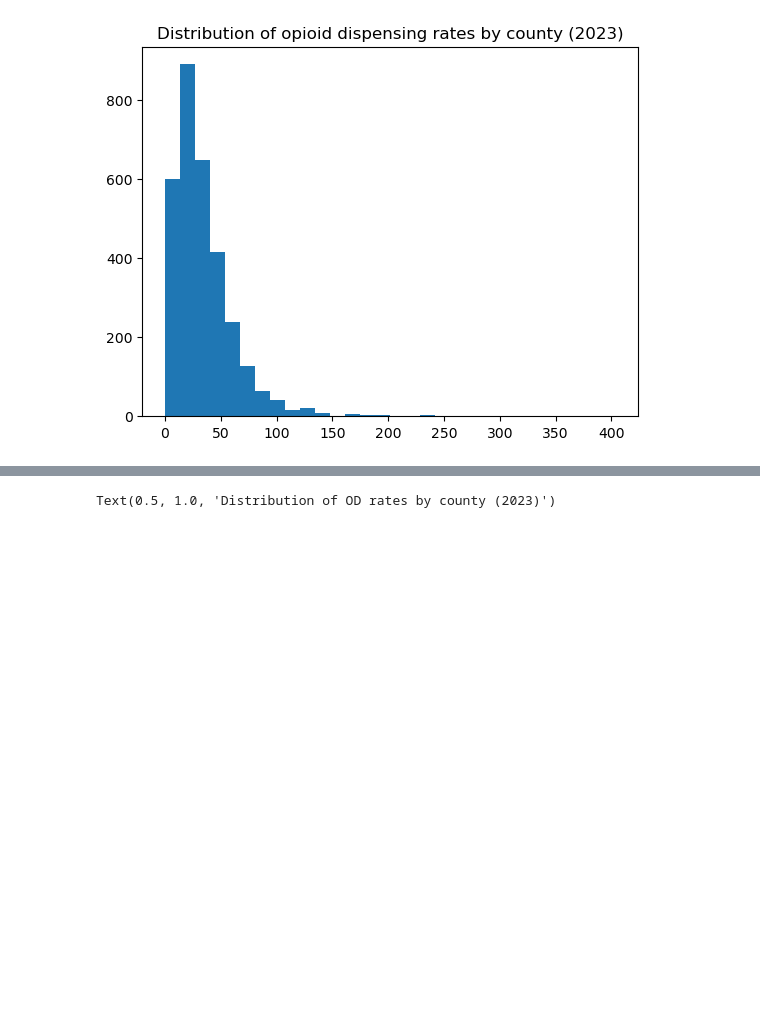
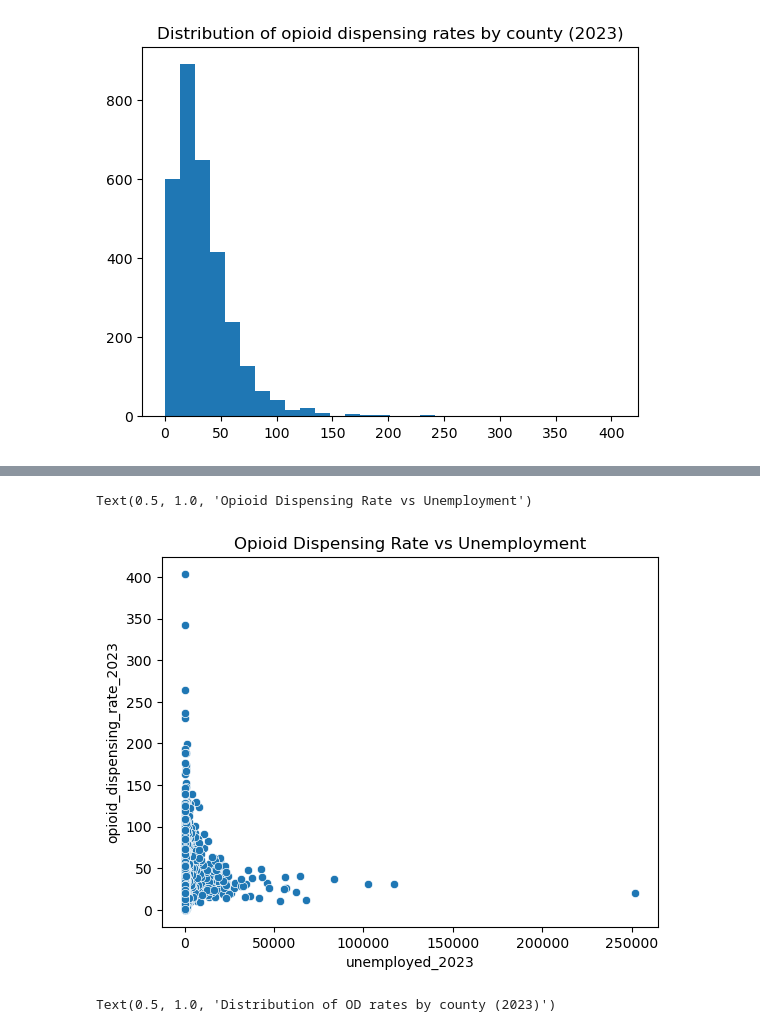
Before and after one commit to rsm-amarkova/Opioid_SAMSHA, a Jupyter notebook: project_analysis.ipynb, the cells around one changed output, grey strips where cells are left out. Saved outputs shown, nothing was run; the diff lists cells and outputs as text; code cells hidden in the pictures; blank space fills up the shorter version.

```diff
--- a/project_analysis.ipynb
+++ b/project_analysis.ipynb
@@ -71,3 +73,12 @@ Text(0.5, 1.0, 'OD Rate vs unemployment')
+# %%
+sns.scatterplot(
+    x=county_df['unemployed_2023'],
+    y=county_df['opioid_dispensing_rate_2023']
+)
+plt.title("Opioid Dispensing Rate vs Unemployment")
+# %% [output]
+Text(0.5, 1.0, 'Opioid Dispensing Rate vs Unemployment')
+[figure, added]
 # %%
 plt.hist(county_df['od_rate_2023_per100k'], bins=30)
 plt.title('Distribution of OD rates by county (2023)')
```
Also changed, not shown: parts of 12 cells of this notebook.
